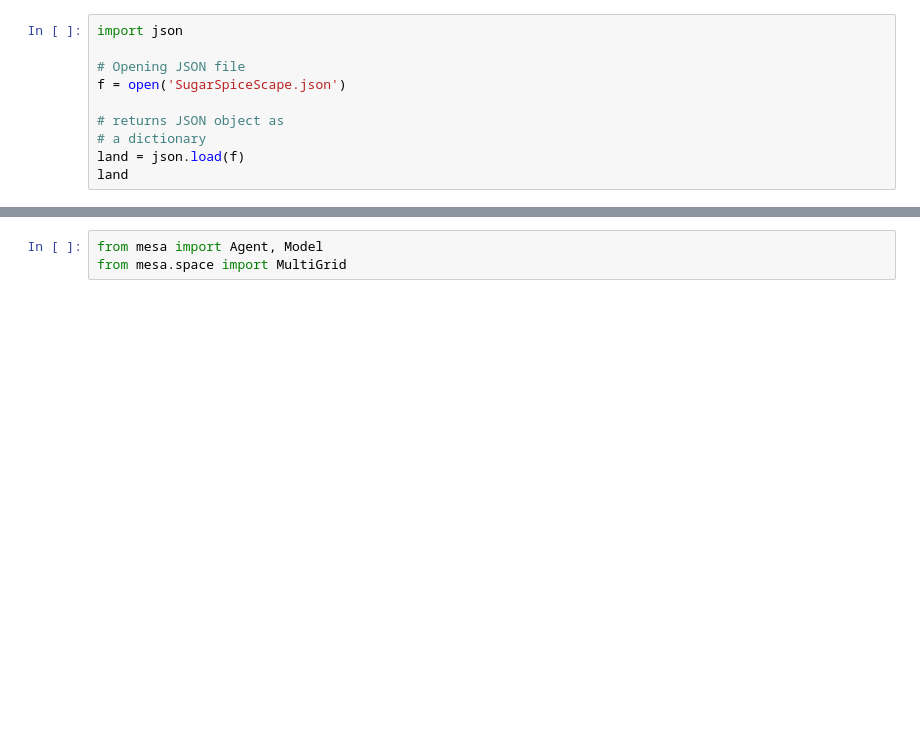
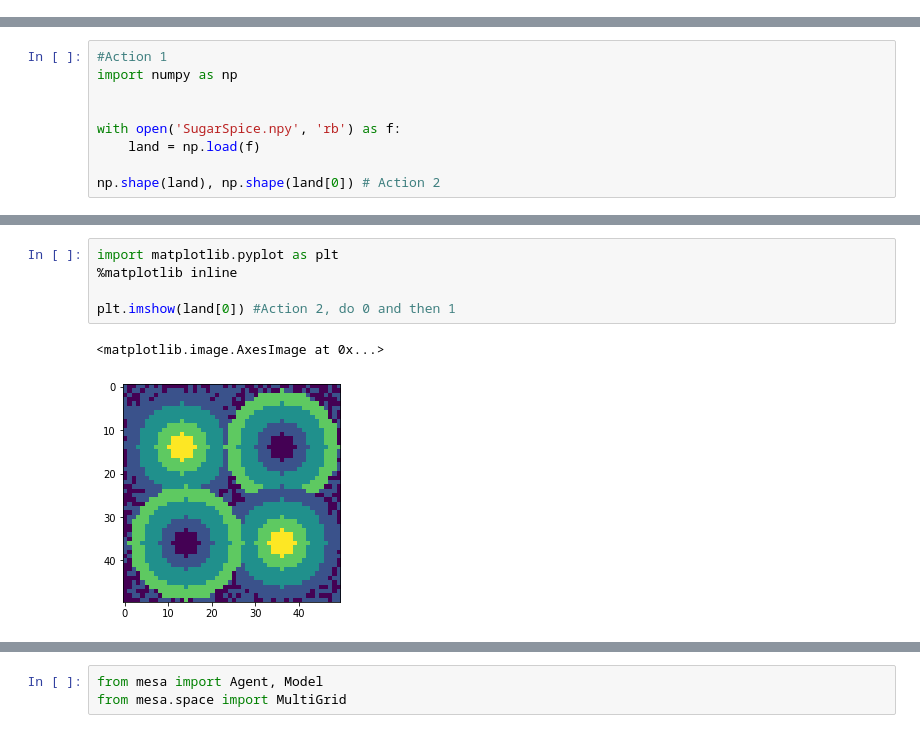
Before and after one commit to edgeofchaos42/ComplexityExplorer, a Jupyter notebook: Trades_in_SugarScape.ipynb, the cells around one changed output, grey strips where cells are left out. Cells and saved outputs as stored; diff of their text form; blank space fills up the shorter version.

```diff
--- a/Trades_in_SugarScape.ipynb
+++ b/Trades_in_SugarScape.ipynb
@@ -29,10 +46,0 @@ Successfully installed arrow-1.2.2 binaryornot-0.4.4 cookiecutter-1.7.3 jinja2-t
-# %%
-import json
-
-# Opening JSON file
-f = open('SugarSpiceScape.json')
-
-# returns JSON object as
-# a dictionary
-land = json.load(f)
-land
@@ -67,0 +68,9 @@ land
+# %%
+#Action 1
+import numpy as np
+
+
+with open('SugarSpice.npy', 'rb') as f:
+    land = np.load(f)
+
+np.shape(land), np.shape(land[0]) # Action 2
@@ -67,0 +93,8 @@ land
+# %%
+import matplotlib.pyplot as plt
+%matplotlib inline
+
+plt.imshow(land[0]) #Action 2, do 0 and then 1
+# %% [output]
+<matplotlib.image.AxesImage at 0x...>
+[figure, added]
```
Also changed, not shown: parts of 20 cells of this notebook.
